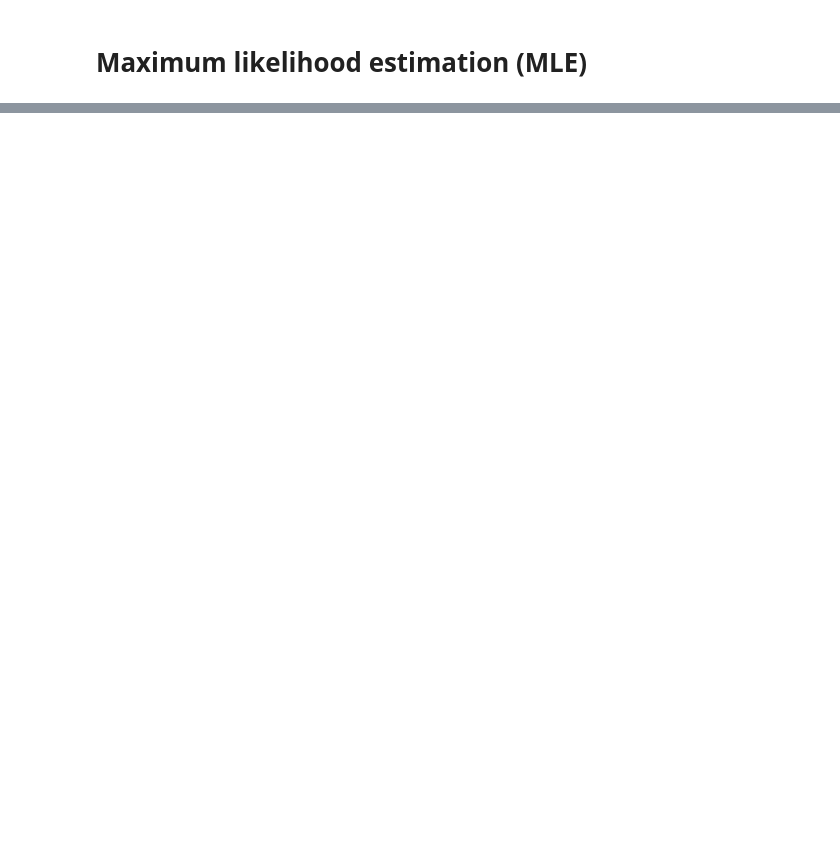
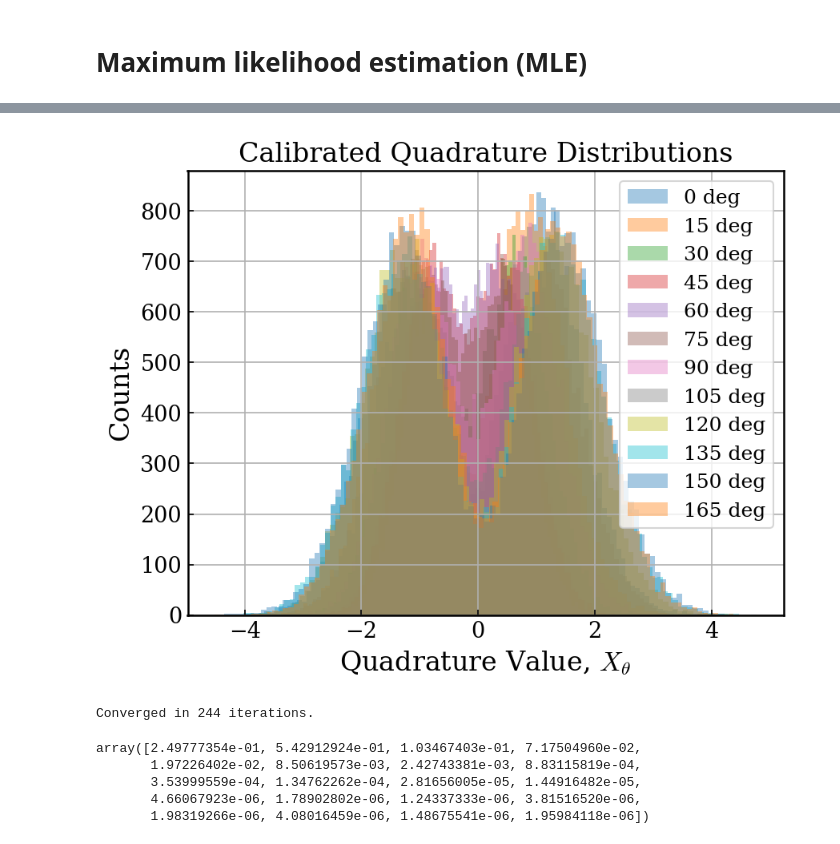
Before and after one commit to ThomasRavnborg/Homodyne-Tomography, a Jupyter notebook: code/MLE.ipynb, the cells around one changed output, grey strips where cells are left out. Saved outputs shown, nothing was run; the diff lists cells and outputs as text; code cells hidden in the pictures; blank space fills up the shorter version.

```diff
--- a/code/MLE.ipynb
+++ b/code/MLE.ipynb
@@ -72,0 +56,11 @@ test.shape
+# %%
+# Loading data
+parent = Path(os.path.dirname(os.getcwd()))
+date = "091027"
+state = "cat2"
+
+data_path = parent / "data" / "dataframes" / date
+data = pd.read_csv(data_path / (state + '.csv'))
+# Remove first column
+data = data.iloc[:, 1:]
+data
@@ -72,0 +98,16 @@ test.shape
+# %%
+# Convert to numpy array
+x_values = np.array(data)
+x_values = np.swapaxes(x_values, 0, 1)
+# %%
+for i in range(12):
+    plt.hist(x_values[i], bins=100, density=False, alpha=0.4, label=f"{15*i} deg")
+
+plt.legend(fontsize=12)
+plt.title("Calibrated Quadrature Distributions")
+plt.xlabel("Quadrature Value, $X_\\theta$")
+plt.ylabel("Counts")
+plt.grid(True)
+plt.show()
+# %% [output]
+[figure, added]
@@ -72,0 +117,27 @@ test.shape
+# %%
+# Make array from 0 to 165 in steps of 15
+thetas = np.arange(0, 166, 15)
+# Convert to radians
+thetas = np.radians(thetas)
+theta0 = np.deg2rad(55)
+x0 = -0.1
+rho_est = iMLE(thetas-theta0, x_values-x0, N=20, max_iters=400)
+# %% [output]
+Converged in 244 iterations.
+# %%
+N = rho_est.shape[0]
+
+# Make array from 0 to N in steps of 1
+n_values = np.arange(0, N, 1)
+
+diagonals = np.array([])
+
+for i in range(N):
+    diagonals = np.append(diagonals, np.real(rho_est[i, i]))
+diagonals
+# %% [output]
+array([2.49777354e-01, 5.42912924e-01, 1.03467403e-01, 7.17504960e-02,
+       1.97226402e-02, 8.50619573e-03, 2.42743381e-03, 8.83115819e-04,
+       3.53999559e-04, 1.34762262e-04, 2.81656005e-05, 1.44916482e-05,
+       4.66067923e-06, 1.78902802e-06, 1.24337333e-06, 3.81516520e-06,
+       1.98319266e-06, 4.08016459e-06, 1.48675541e-06, 1.95984118e-06])
```
Also changed, not shown: parts of 14 cells of this notebook.
